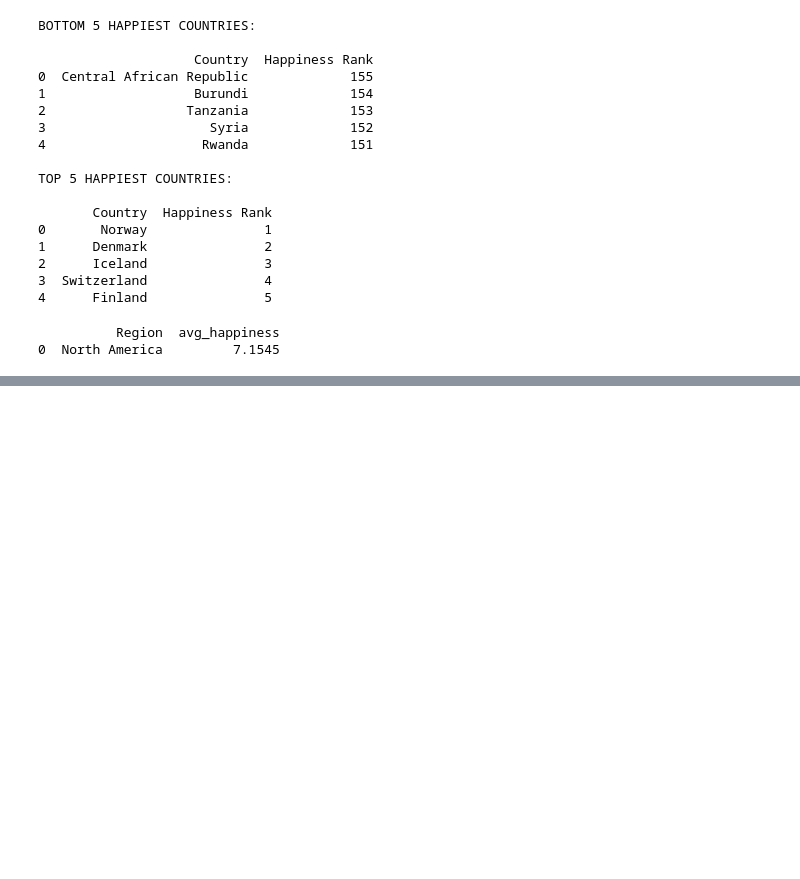
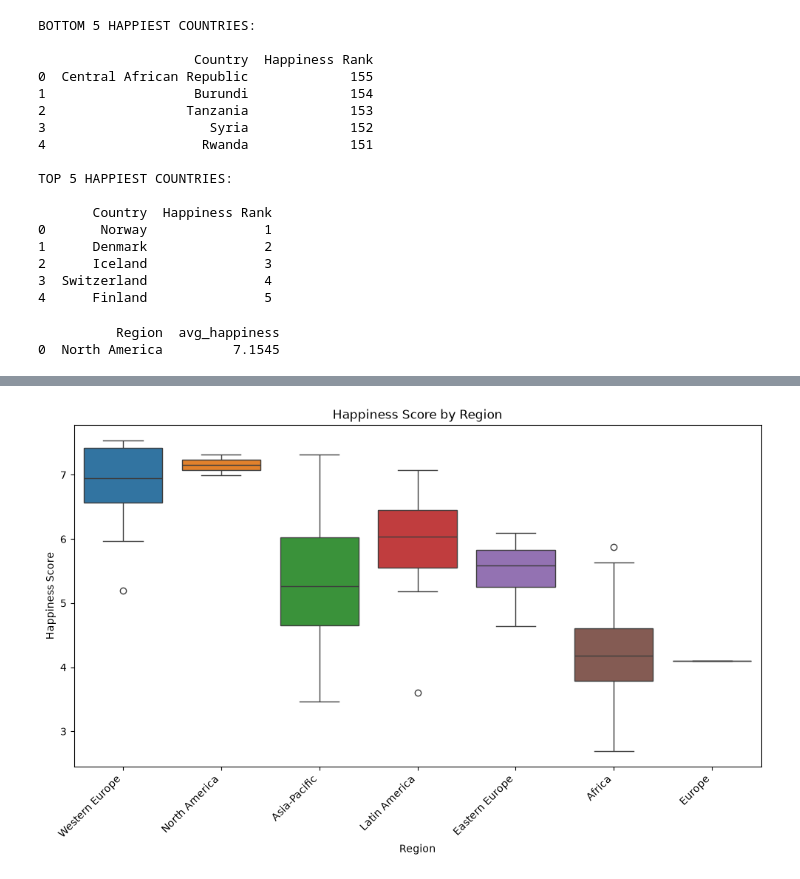
Before and after one commit to akshara1217/da-ml-journey, a Jupyter notebook: _happiness_project.ipynb, the cells around one changed output, grey strips where cells are left out. Saved outputs shown, nothing was run; the diff lists cells and outputs as text; code cells hidden in the pictures; blank space fills up the shorter version.

```diff
--- a/_happiness_project.ipynb
+++ b/_happiness_project.ipynb
@@ -131,0 +160,10 @@ print(result)
+# %%
+plt.figure(figsize=(12,6))
+sns.boxplot(x='Region',y='Happiness Score', hue='Region',data=df)
+plt.title('Happiness Score by Region')
+plt.xlabel('Region')
+plt.ylabel('Happiness Score')
+plt.xticks(rotation=45, ha='right')
+plt.show()
+# %% [output]
+[figure, added]
```
Also changed, not shown: parts of 3 cells of this notebook, 1 other file.
